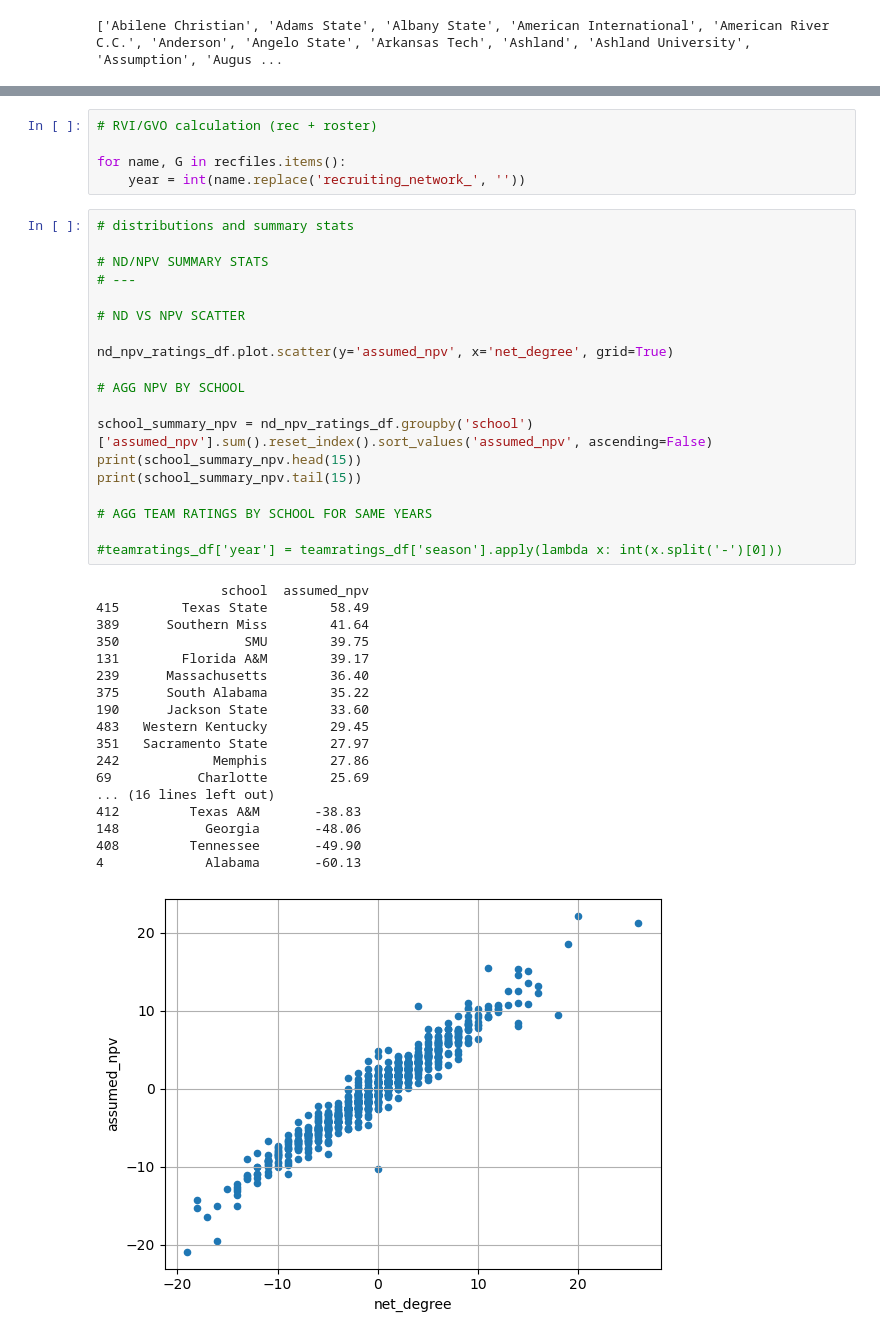
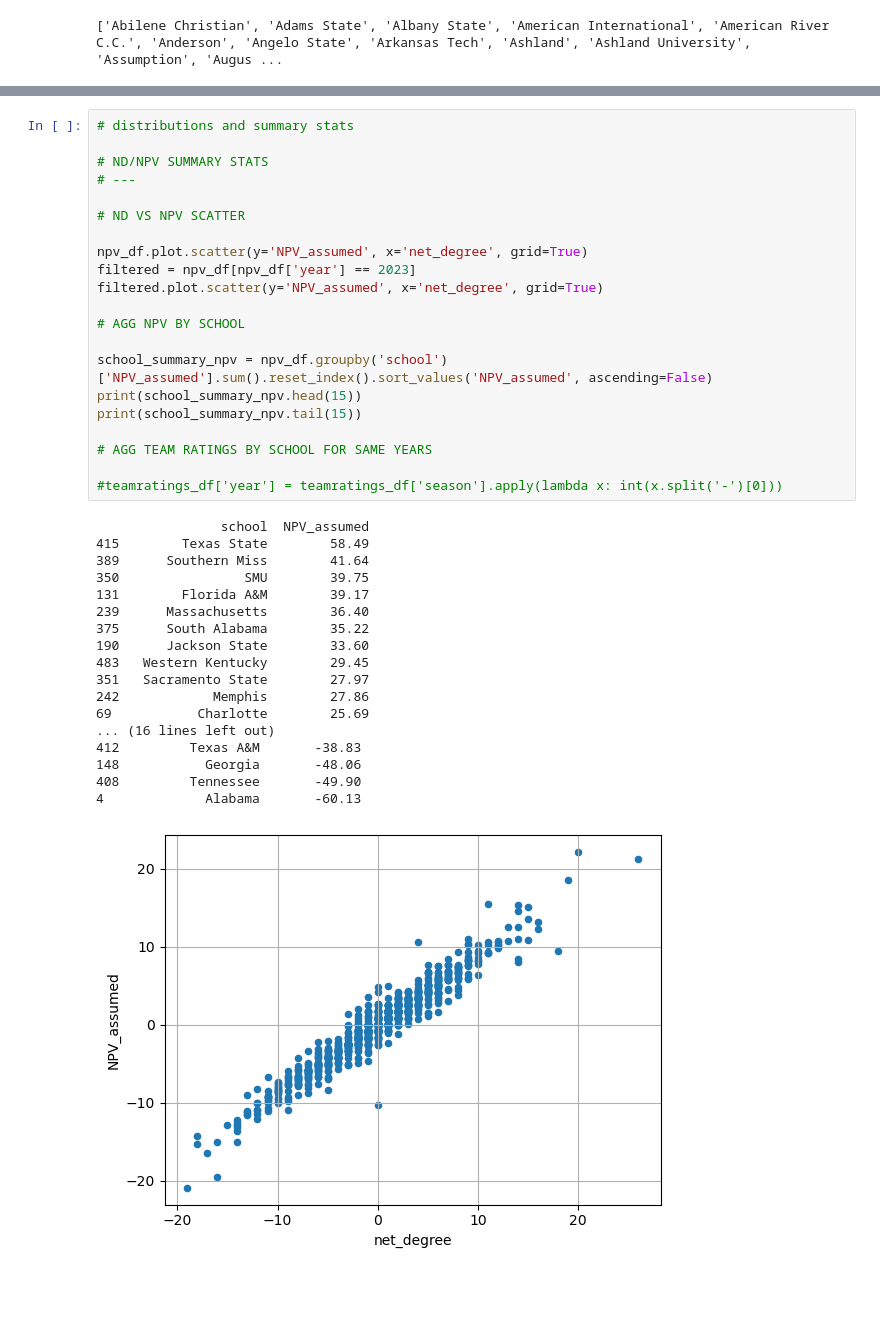
Before and after one commit to caleb-chandler/cfb-player-acquisition-network, a Jupyter notebook: analysis.ipynb, the cells around one changed output, grey strips where cells are left out. Drawn from its saved outputs; the diff is of its cells as text; blank space fills up the shorter version.

```diff
--- a/analysis.ipynb
+++ b/analysis.ipynb
@@ -736,8 +777,3 @@ NPV by PPA successful
-# %%
-# RVI/GVO calculation (rec + roster)
-
-for name, G in recfiles.items():
-    year = int(name.replace('recruiting_network_', ''))
 # %%
 # distributions and summary stats
 
@@ -745,34 +781,36 @@ for name, G in recfiles.items():
 # ---
 
 # ND VS NPV SCATTER
 
-nd_npv_ratings_df.plot.scatter(y='assumed_npv', x='net_degree', grid=True)
+npv_df.plot.scatter(y='NPV_assumed', x='net_degree', grid=True)
+filtered = npv_df[npv_df['year'] == 2023]
+filtered.plot.scatter(y='NPV_assumed', x='net_degree', grid=True)
 
 # AGG NPV BY SCHOOL
 
-school_summary_npv = nd_npv_ratings_df.groupby('school')['assumed_npv'].sum().reset_index().sort_values('assumed_npv', ascending=False)
+school_summary_npv = npv_df.groupby('school')['NPV_assumed'].sum().reset_index().sort_values('NPV_assumed', ascending=False)
 print(school_summary_npv.head(15))
 print(school_summary_npv.tail(15))
 
 # AGG TEAM RATINGS BY SCHOOL FOR SAME YEARS
 
 #teamratings_df['year'] = teamratings_df['season'].apply(lambda x: int(x.split('-')[0]))
 # %% [output]
-                school  assumed_npv
+                school  NPV_assumed
 415        Texas State        58.49
 389      Southern Miss        41.64
 350                SMU        39.75
 131        Florida A&M        39.17
 239      Massachusetts        36.40
 375      South Alabama        35.22
 190      Jackson State        33.60
 483   Western Kentucky        29.45
 351   Sacramento State        27.97
 242            Memphis        27.86
 69           Charlotte        25.69
 ... (16 lines left out)
 412         Texas A&M       -38.83
 148           Georgia       -48.06
 408         Tennessee       -49.90
 4             Alabama       -60.13
-[figure, old version]
+[figure, new version]
```
Also changed, not shown: parts of 5 cells of this notebook.
